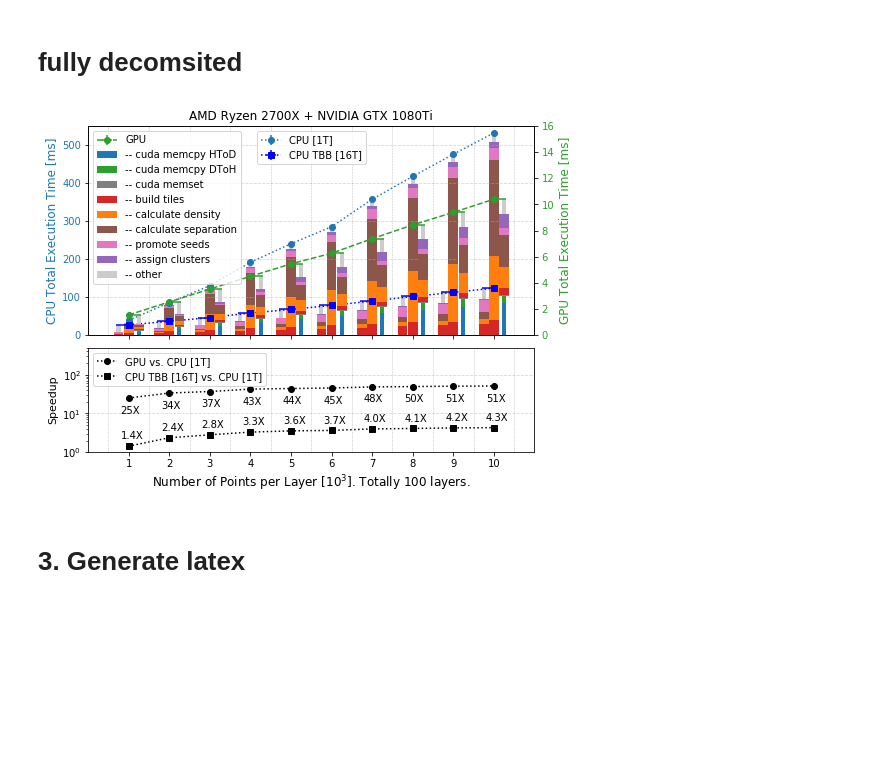
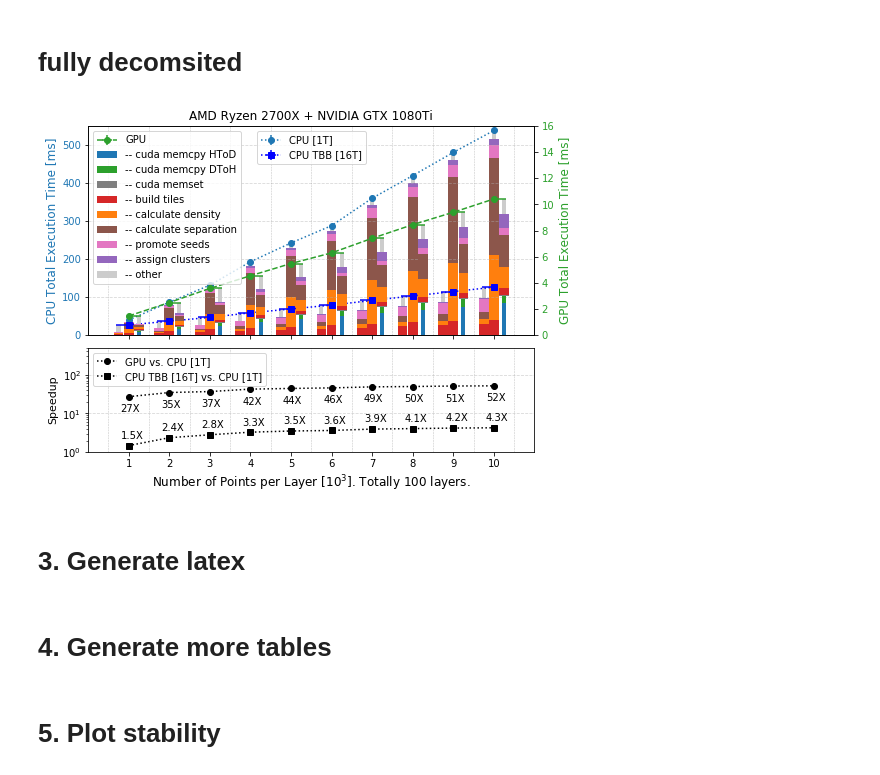
Before and after one commit to ZihengChen/CLUEAlgo, a Jupyter notebook: notebooks/Figure5.ipynb, the cells around one changed output. Drawn from its saved outputs; the diff is of its cells as text; code cells hidden in the pictures; blank space fills up the shorter version.

```diff
--- a/notebooks/Figure5.ipynb
+++ b/notebooks/Figure5.ipynb
@@ -8,9 +8,11 @@ from sklearn import datasets
 # %%
 machine = 'ryzen'
 
+with open("../log/{}_toyDetector_200.log".format(machine)) as f:
+    lines = f.readlines()
 
-with open("../log/{}_toyDetector.log".format(machine)) as f:
-    lines = f.readlines()
+tbblabel = "CUPLATBB_4"
+tbbnthread = "CPU TBB [16T]"
 # %%
 def getProf():
     HToD,DtoH,k1,k2,k3,k4,k5,memset = [],[],[],[],[],[],[],[]
@@ -101,20 +103,21 @@ for l,thisline in enumerate(lines):
 
         compileStatus = 3
         times = []
-    if thisline == "running with CUPLA CPU TBB\n":
-        #df.append(pd.DataFrame.from_records([times],columns=np.arange(1000,10001,1000),index=["CPU"]))
+    if thisline == "running with CUPLA CPU TBB nthreads= 1\n":
         compileStatus = 4
         times = []
-    if thisline == "running with CUPLA CPU Serial\n":
-        df = df.append( pd.DataFrame.from_records([times],columns=np.arange(1000,10001,1000),index=["CUPLATBB"]))
-        compileStatus = 5
+    if thisline == "running with CUPLA CPU TBB nthreads= 4\n":
+        df = df.append( pd.DataFrame.from_records([times],columns=np.arange(1000,10001,1000),index=["CUPLATBB_1"]))
         times = []
-    if thisline == "running with CUPLA CUDA\n":
-        df = df.append( pd.DataFrame.from_records([times],columns=np.arange(1000,10001,1000),index=["CUPLASerial"]))
-        compileStatus = 6
+    if thisline == "running with CUPLA CPU TBB nthreads= 8\n":
+        df = df.append( pd.DataFrame.from_records([times],columns=np.arange(1000,10001,1000),index=["CUPLATBB_2"]))
+        times = []
+    if thisline == "running with CUPLA CPU TBB nthreads= 16\n":
+        df = df.append( pd.DataFrame.from_records([times],columns=np.arange(1000,10001,1000),index=["CUPLATBB_3"]))
         times = []
     if l == len(lines)-1:
-        df = df.append( pd.DataFrame.from_records([times],columns=np.arange(1000,10001,1000),index=["CUPLACUDA"]))
+        df = df.append( pd.DataFrame.from_records([times],columns=np.arange(1000,10001,1000),index=["CUPLATBB_4"]))
+        times = []
 
 
     if thisline == "Start to run CLUE algorithm\n":
@@ -129,18 +132,20 @@ for l,thisline in enumerate(lines):
             time.append(temp)
 
 
-
     if thisline == "Finished running CLUE algorithm\n":
-        if compileStatus in [1,2,4,5,6]:
+        if compileStatus in [1,2,4]:
             time = np.array(time).T
             times.append(time)
+
+
+prof = np.array([df.loc["GPUProf",c][:,0] for c in df.columns]).T/200
 # %% [markdown]
 # 2. Plot
 # %%
 cpu = np.array([df.loc["CPU",c][-1] for c in df.columns])
 gpu = np.array([df.loc["GPUTotal",c][-1] for c in df.columns])
-prof = np.array([df.loc["GPUProf",c][:,0] for c in df.columns]).T/100
-cuplaTBB = np.array([df.loc["CUPLATBB",c][-1] for c in df.columns])
+prof = np.array([df.loc["GPUProf",c][:,0] for c in df.columns]).T/200
+cuplaTBB = np.array([df.loc[tbblabel,c][-1] for c in df.columns])
 # %%
 fig, axex = plt.subplots( 2,1, sharex=True, figsize=(9,6),facecolor='w',gridspec_kw={'height_ratios':[2,1]})
 fig.subplots_adjust(hspace=0.08)
@@ -220,7 +225,7 @@ plt.savefig("../plots/Figure5.png",dpi=400)
 # fully decomsited
 # %%
 cpuMeans = np.array([df.loc["CPU",c].mean(axis=1) for c in df.columns]).T
-cuplaTBBMeans = np.array([df.loc["CUPLATBB",c].mean(axis=1) for c in df.columns]).T
+cuplaTBBMeans = np.array([df.loc[tbblabel,c].mean(axis=1) for c in df.columns]).T
 # %%
 fig, axex = plt.subplots( 2,1, sharex=True, figsize=(8,6),facecolor='w',gridspec_kw={'height_ratios':[2,1]})
 fig.subplots_adjust(hspace=0.08)
@@ -269,7 +274,7 @@ for i in range(5):
     ax1.bar(n, cpuMeans[i] ,bottom=but[i]-cpuMeans[i],width=0.24, facecolor=colors[i+3] )
 ax1.bar(n, cpuMeans[-1]-but[4], bottom=but[4],width=0.1, facecolor=colors[5+3] )
 
-ax1.errorbar(n, cuplaTBB.mean(axis=1), yerr=cuplaTBB.std(axis=1) ,xerr=np.c_[np.array([0.3]*10),np.array([0]*10)].T, marker='s',linestyle=':',color="b",label=r'CPU TBB [16T]')
+ax1.errorbar(n, cuplaTBB.mean(axis=1), yerr=cuplaTBB.std(axis=1) ,xerr=np.c_[np.array([0.3]*10),np.array([0]*10)].T, marker='s',linestyle=':',color="b",label=tbbnthread)
 but = np.cumsum(cuplaTBBMeans,axis=0)
 for i in range(5):
     ax1.bar(n-0.25, cuplaTBBMeans[i], bottom=but[i]-cuplaTBBMeans[i],width=0.24, facecolor=colors[i+3] )
@@ -283,35 +288,35 @@ ax1.set_ylabel("CPU Total Execution Time [ms]",fontsize=12,color="C0")
 for xx in range(12):
     ax1.axvline(xx-0.5,linestyle='--',c='grey',lw=0.5,alpha=0.5)
 ax1.grid(linestyle='--',axis='y',alpha=0.5)
 
 ##########################
 ax3 = axex[1]
 speedup= cpu.mean(axis=1)/gpu.mean(axis=1)
 ax3.plot(n, speedup, marker='o',linestyle=':',color="k",label='GPU vs. CPU [1T]')
 
 for i in range(n.size):
     ax3.text(n[i]-0.2,speedup[i]/2.5,"{:2.0f}X".format(speedup[i]))
 
 
 speedup= cpu.mean(axis=1)/cuplaTBB.mean(axis=1)
-ax3.plot(n, speedup, marker='s',linestyle=':',color="k",label='CPU TBB [16T] vs. CPU [1T]')
+ax3.plot(n, speedup, marker='s',linestyle=':',color="k",label=tbbnthread+' vs. CPU [1T]')
 for i in range(n.size):
     ax3.text(n[i]-0.2,speedup[i]*1.5,"{:3.1f}X".format(speedup[i]))
 
 ax3.set_xlabel(r"Number of Points per Layer [$10^3$]. Totally 100 layers.",fontsize=12)
 ax3.legend(fontsize=10, loc="upper left")
 ax3.set_ylabel("Speedup",fontsize=11,color="k")
 ax3.set_ylim(1,500)
 ax3.grid(linestyle='--',axis='y',alpha=0.5)
 ax3.set_yscale("log")
 ax3.set_xticks(n)
 for xx in range(12):
     ax3.axvline(xx-0.5,linestyle='--',c='grey',lw=0.5,alpha=0.5)
 
 plt.savefig("../plots/Figure5_1.pdf")
 plt.savefig("../plots/Figure5_1.png",dpi=400)
 # %% [output]
-[figure, old version]
+[figure, new version]
 # %% [markdown]
 # 3. Generate latex
 # %%
@@ -370,3 +399,5 @@ for c in range(10):
     latex.write(table)
     latex.write("    \end{tabular}\n    \linebreak\n\n\n")
 latex.close()
+# %% [markdown]
+# 4. Generate more tables
@@ -373 +487,3 @@ latex.close()
+# %% [markdown]
+# 5. Plot stability
 # %%
```
Also changed, not shown: parts of 5 cells of this notebook, 22 other files.
